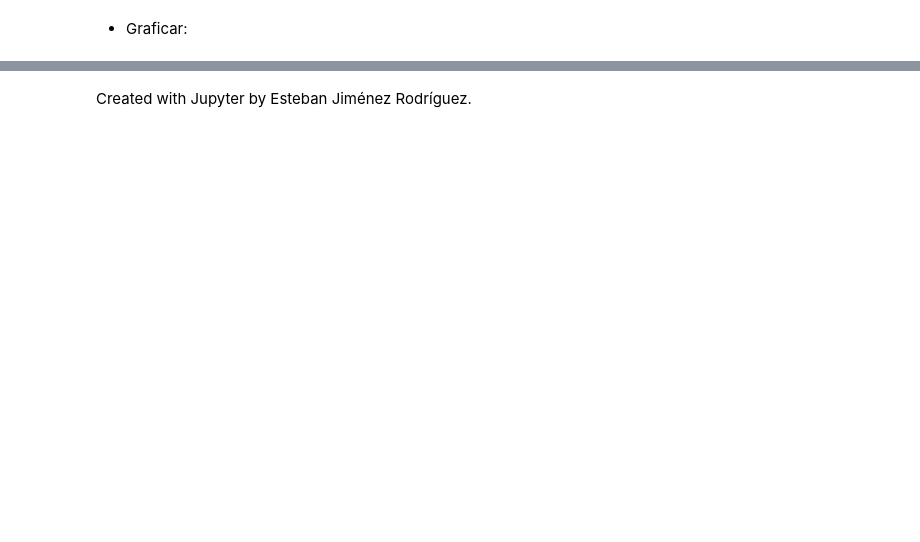
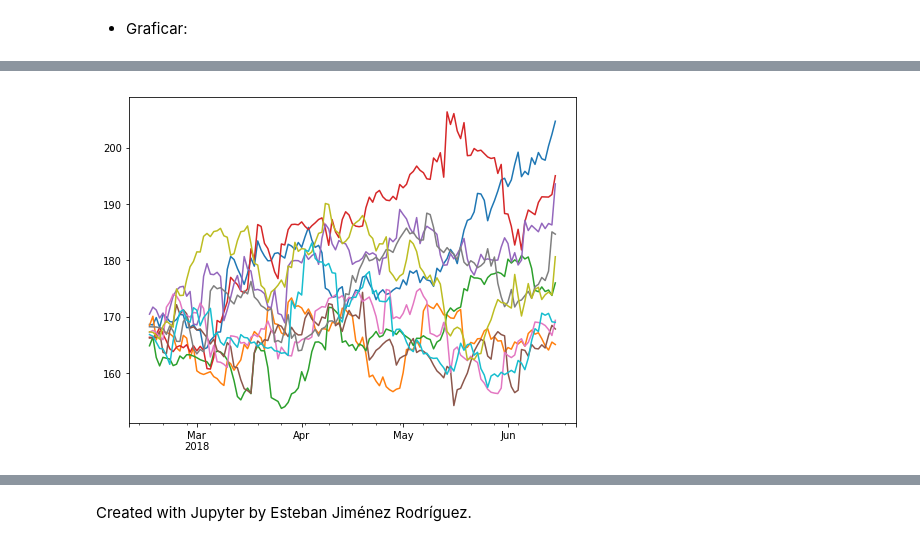
Before and after one commit to esjimenezro/SimRC2018-1, a Jupyter notebook: Modulo1/Clase7_SimValuacion.ipynb, the cells around one changed output, grey strips where cells are left out. Saved outputs shown, nothing was run; the diff lists cells and outputs as text; code cells hidden in the pictures; blank space fills up the shorter version.

```diff
--- a/Modulo1/Clase7_SimValuacion.ipynb
+++ b/Modulo1/Clase7_SimValuacion.ipynb
@@ -206,0 +219,3 @@ sigma_est = sim_closes.iloc[-1].std()
+# %%
+ndays = 121
+nscen = 10
@@ -206,0 +224,3 @@ sigma_est = sim_closes.iloc[-1].std()
+# %%
+freq, values = np.histogram(ret_aapl-mu+r, bins=250)
+prob = freq/np.sum(freq)
@@ -206,0 +229,5 @@ sigma_est = sim_closes.iloc[-1].std()
+# %%
+ret = np.random.choice(values[1:], ndays*nscen, p=prob)
+dates = pd.date_range('2018-02-15',periods=ndays)
+sim_ret_hist = pd.DataFrame(ret.reshape((ndays,nscen)),index=dates)
+sim_ret_hist
@@ -206,0 +250,3 @@ sigma_est = sim_closes.iloc[-1].std()
+# %%
+sim_closes_hist = (closes_aapl.iloc[-1].AAPL)*np.exp(sim_ret_hist.cumsum())
+sim_closes_hist
@@ -206,0 +267,4 @@ sigma_est = sim_closes.iloc[-1].std()
+# %%
+sim_closes_hist.plot(figsize=(8,6),legend=False);
+# %% [output]
+[figure, added]
```
Also changed, not shown: parts of 45 cells of this notebook.
